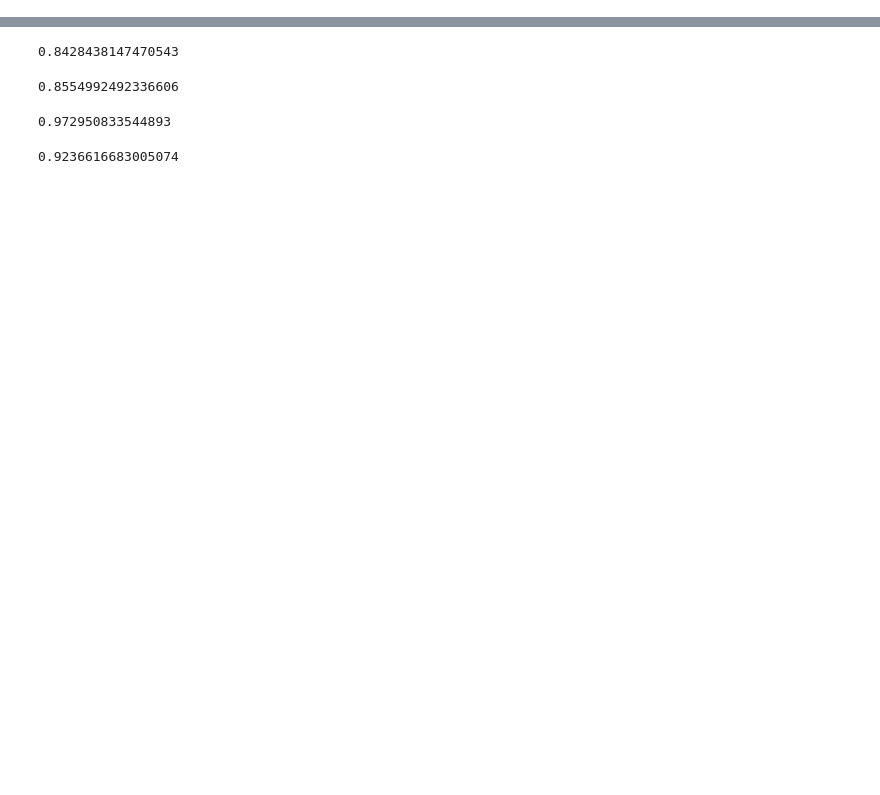
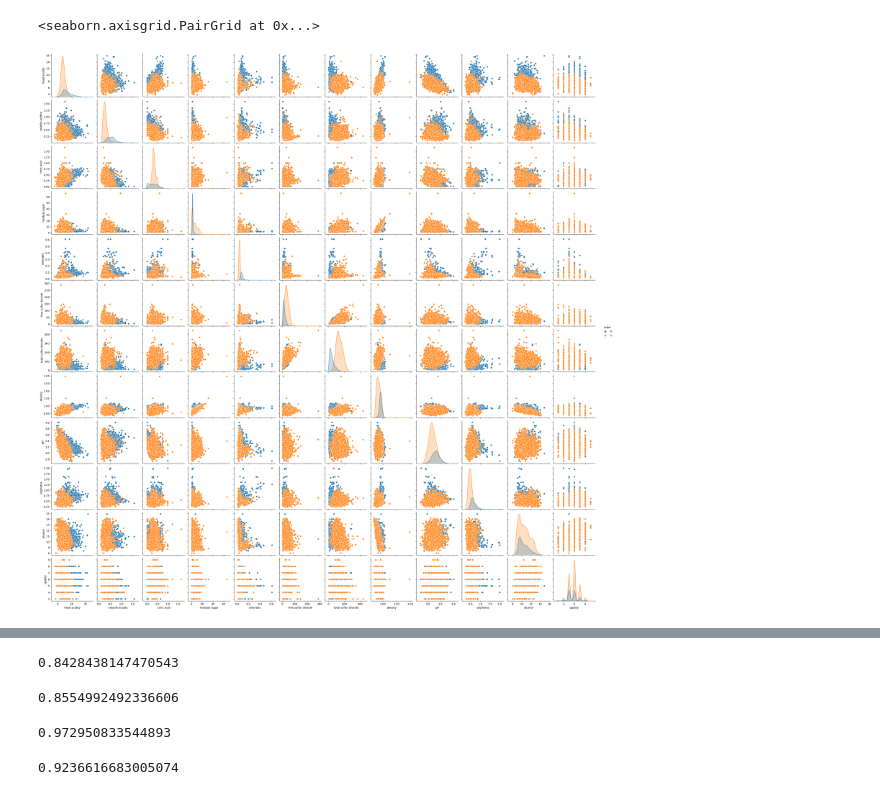
Before and after one commit to ChengyangZhong/Machine-Learning-Project-Group-6, a Jupyter notebook: Code/Report/Classification.ipynb, the cells around one changed output, grey strips where cells are left out. Saved outputs shown, nothing was run; the diff lists cells and outputs as text; code cells hidden in the pictures; blank space fills up the shorter version.

Commit message:
Add pairplot and corrmatrix to the report code

```diff
--- a/Code/Report/Classification.ipynb
+++ b/Code/Report/Classification.ipynb
@@ -22,3 +24,9 @@ dataset["Label"]=le.fit_transform(dataset["Label"])
 y=dataset["Label"]
 X=dataset.drop("Label",axis=1)
 X_train,X_test,y_train,y_test=train_test_split(X,y,test_size=0.3,random_state=1,stratify=y)
+# %%
+# Pairplot
+sns.pairplot(dataset, hue='Label')
+# %% [output]
+<seaborn.axisgrid.PairGrid at 0x...>
+[figure, added]
```
Also changed, not shown: parts of 2 cells of this notebook, 1 other file.
